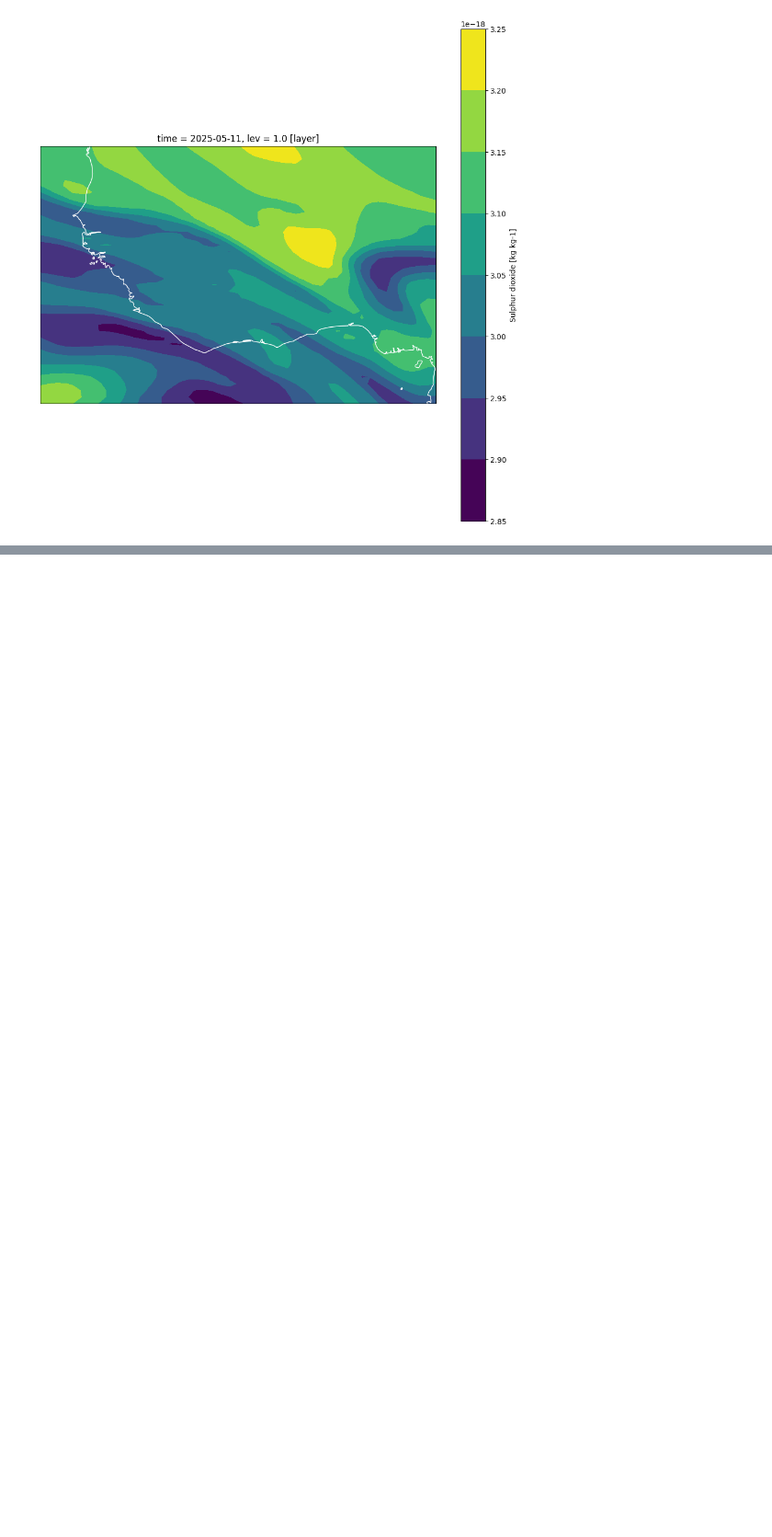
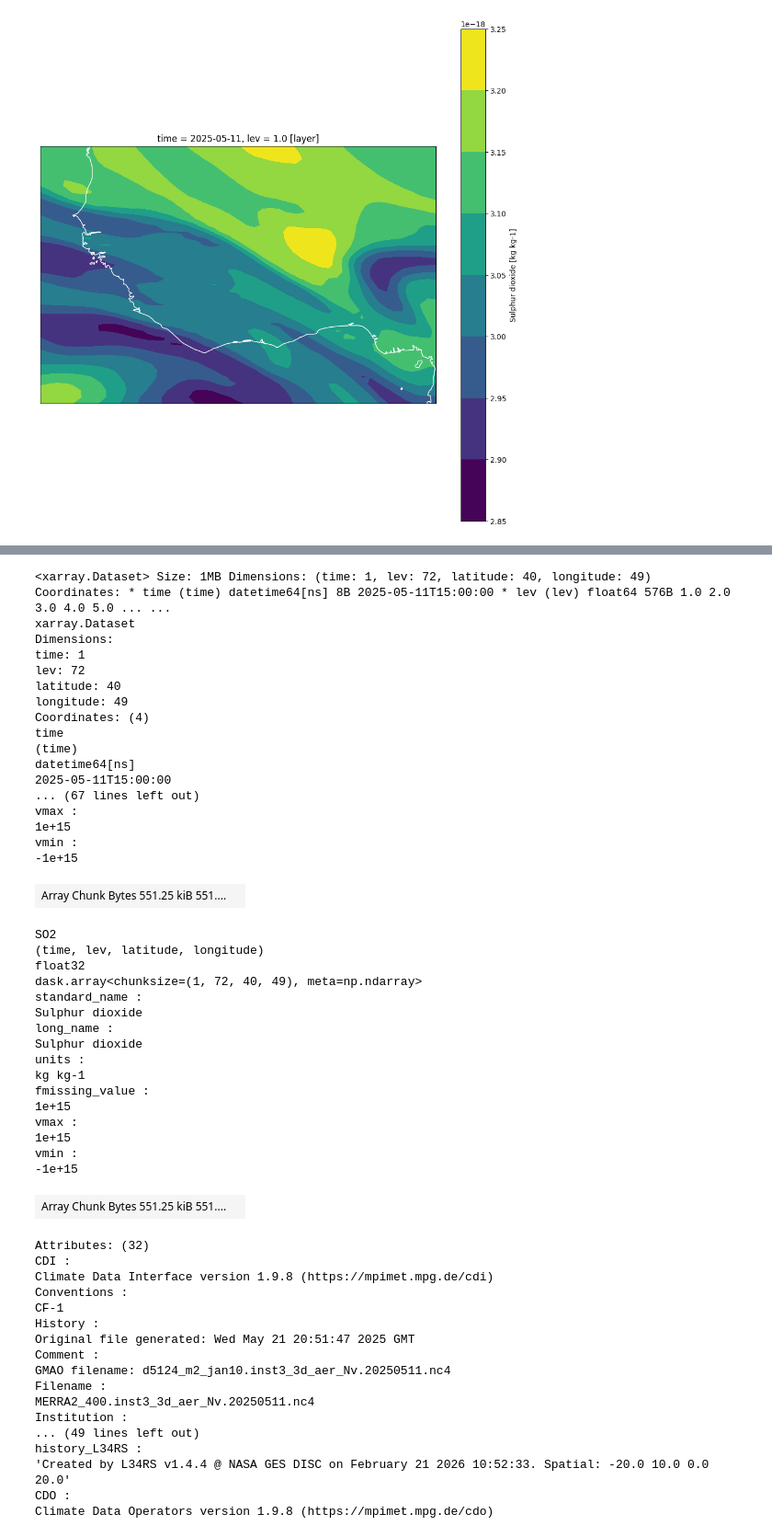
Before and after one commit to uk-gov-mirror/MetOffice.pyearthtools_jasmin, a Jupyter notebook: notebooks/ew4energy/ew4_reanalysis.ipynb, the cells around one changed output, grey strips where cells are left out. Shown at 92% size. Drawn from its saved outputs; the diff is of its cells as text; code cells hidden in the pictures; blank space fills up the shorter version.

```diff
--- a/notebooks/ew4energy/ew4_reanalysis.ipynb
+++ b/notebooks/ew4energy/ew4_reanalysis.ipynb
@@ -28,2 +42,2 @@ merra2_aero_dir = ew4_dir / 'West_Africa_Merra-2_2015-2025_aerosols' / '3d'
 # %%
-select_dt = datetime.datetime(2025,5,11,0,0)
+select_dt = datetime.datetime(2025,5,11,15,0)
@@ -94,0 +211,55 @@ ax1.coastlines(color='w')
+# %%
+ew4_merra2_aero_accessor[select_dt]
+# %% [output]
+<xarray.Dataset> Size: 1MB Dimensions: (time: 1, lev: 72, latitude: 40, longitude: 49) Coordinates: * time (time) datetime64[ns] 8B 2025-05-11T15:00:00 * lev (lev) float64 576B 1.0 2.0 3.0 4.0 5.0 ... ...
+xarray.Dataset
+Dimensions:
+time: 1
+lev: 72
+latitude: 40
+longitude: 49
+Coordinates: (4)
+time
+(time)
+datetime64[ns]
+2025-05-11T15:00:00
+... (67 lines left out)
+vmax :
+1e+15
+vmin :
+-1e+15
+| Array Chunk Bytes 551.25 kiB 551.... |  |
+SO2
+(time, lev, latitude, longitude)
+float32
+dask.array<chunksize=(1, 72, 40, 49), meta=np.ndarray>
+standard_name :
+Sulphur dioxide
+long_name :
+Sulphur dioxide
+units :
+kg kg-1
+fmissing_value :
+1e+15
+vmax :
+1e+15
+vmin :
+-1e+15
+| Array Chunk Bytes 551.25 kiB 551.... |  |
+Attributes: (32)
+CDI :
+Climate Data Interface version 1.9.8 (https://mpimet.mpg.de/cdi)
+Conventions :
+CF-1
+History :
+Original file generated: Wed May 21 20:51:47 2025 GMT
+Comment :
+GMAO filename: d5124_m2_jan10.inst3_3d_aer_Nv.20250511.nc4
+Filename :
+MERRA2_400.inst3_3d_aer_Nv.20250511.nc4
+Institution :
+... (49 lines left out)
+history_L34RS :
+'Created by L34RS v1.4.4 @ NASA GES DISC on February 21 2026 10:52:33. Spatial: -20.0 10.0 0.0 20.0'
+CDO :
+Climate Data Operators version 1.9.8 (https://mpimet.mpg.de/cdo)
```
Also changed, not shown: parts of 37 cells of this notebook, 1 other file.
